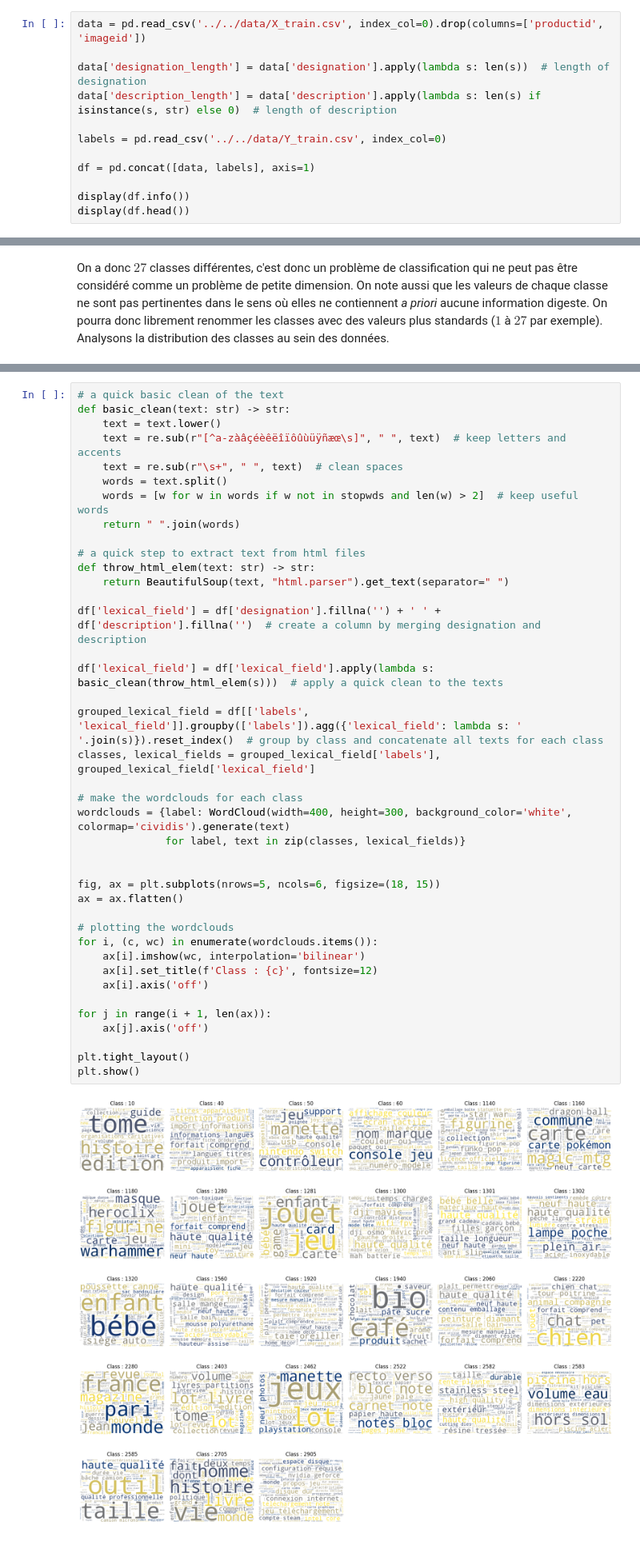
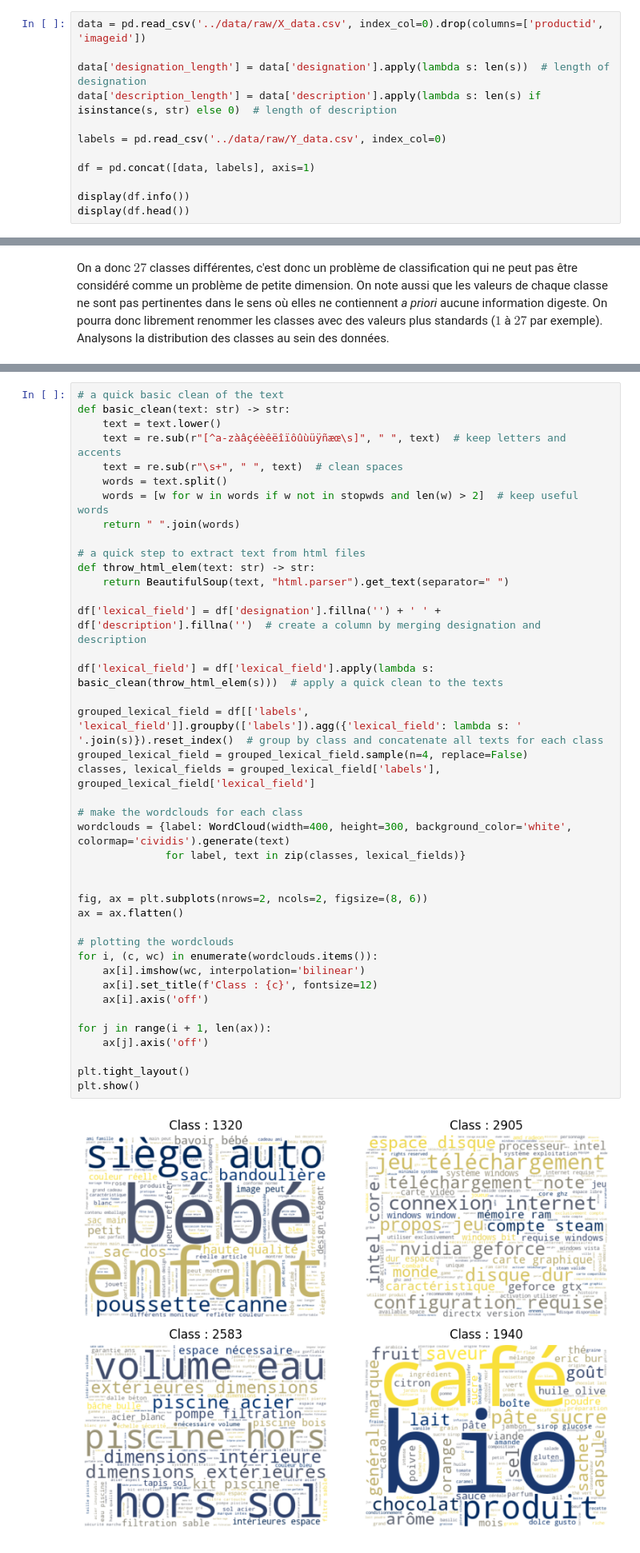
Before and after one commit to fibonaccos/rakuten-multimodal-classification, a Jupyter notebook: notebooks/exploration-text-2.ipynb, the cells around one changed output, grey strips where cells are left out. Shown at 80% size. Cells and saved outputs as stored; diff of their text form.

```diff
--- a/notebooks/exploration-text-2.ipynb
+++ b/notebooks/exploration-text-2.ipynb
@@ -41,12 +40,12 @@ stopwds.update(added_stopwds)
 
 Avant d'explorer le dataset complet, il doit être préparé. On va reconstruire les colonnes créées dans le notebook `exploration-text-1.ipynb`, à savoir les colonnes qui dénombrent les tailles des titres et descriptions des produits. Les colonnes `productid` et `imageid` seront retirées (elles seront utiles pour une exploration liées aux images) et `labels` et `data` seront rattachés pour former le dataset global `df`.
 # %%
-data = pd.read_csv('../../data/X_train.csv', index_col=0).drop(columns=['productid', 'imageid'])
+data = pd.read_csv('../data/raw/X_data.csv', index_col=0).drop(columns=['productid', 'imageid'])
 
 data['designation_length'] = data['designation'].apply(lambda s: len(s))  # length of designation
 data['description_length'] = data['description'].apply(lambda s: len(s) if isinstance(s, str) else 0)  # length of description
 
-labels = pd.read_csv('../../data/Y_train.csv', index_col=0)
+labels = pd.read_csv('../data/raw/Y_data.csv', index_col=0)
 
 df = pd.concat([data, labels], axis=1)
 
@@ -190,35 +189,36 @@ def basic_clean(text: str) -> str:
 # a quick step to extract text from html files
 def throw_html_elem(text: str) -> str:
     return BeautifulSoup(text, "html.parser").get_text(separator=" ")
 
 df['lexical_field'] = df['designation'].fillna('') + ' ' + df['description'].fillna('')  # create a column by merging designation and description
 
 df['lexical_field'] = df['lexical_field'].apply(lambda s: basic_clean(throw_html_elem(s)))  # apply a quick clean to the texts
 
 grouped_lexical_field = df[['labels', 'lexical_field']].groupby(['labels']).agg({'lexical_field': lambda s: ' '.join(s)}).reset_index()  # group by class and concatenate all texts for each class
+grouped_lexical_field = grouped_lexical_field.sample(n=4, replace=False)
 classes, lexical_fields = grouped_lexical_field['labels'], grouped_lexical_field['lexical_field']
 
 # make the wordclouds for each class
 wordclouds = {label: WordCloud(width=400, height=300, background_color='white', colormap='cividis').generate(text)
               for label, text in zip(classes, lexical_fields)}
 
 
-fig, ax = plt.subplots(nrows=5, ncols=6, figsize=(18, 15))
+fig, ax = plt.subplots(nrows=2, ncols=2, figsize=(8, 6))
 ax = ax.flatten()
 
 # plotting the wordclouds
 for i, (c, wc) in enumerate(wordclouds.items()):
     ax[i].imshow(wc, interpolation='bilinear')
     ax[i].set_title(f'Class : {c}', fontsize=12)
     ax[i].axis('off')
 
 for j in range(i + 1, len(ax)):
     ax[j].axis('off')
 
 plt.tight_layout()
 plt.show()
 # %% [output]
-[figure, old version]
+[figure, new version]
 # %% [markdown]
 On note immédiatement que certaines classes ont un champ lexical très marqué et relativement simple à identifier (par exemple, la classe $50$ correspond à des produits de l'univers du jeu vidéo et des consoles, la classe $2905$ quant à elle correspond à des produits de l'univers des ordinateurs). D'autres classes ont un champs lexical qui semble plus difficile à cerner, notamment la classe $40$ où à l'exception du mot "langue", il peut être assez délicat d'inférer l'univers dans lequel les produits s'inscrivent. De manière générale, on pourra relativement bien identifier quelle classe correspond à quel univers de produit.
 
```
Also changed, not shown: parts of 2 cells of this notebook, 2 other files.
